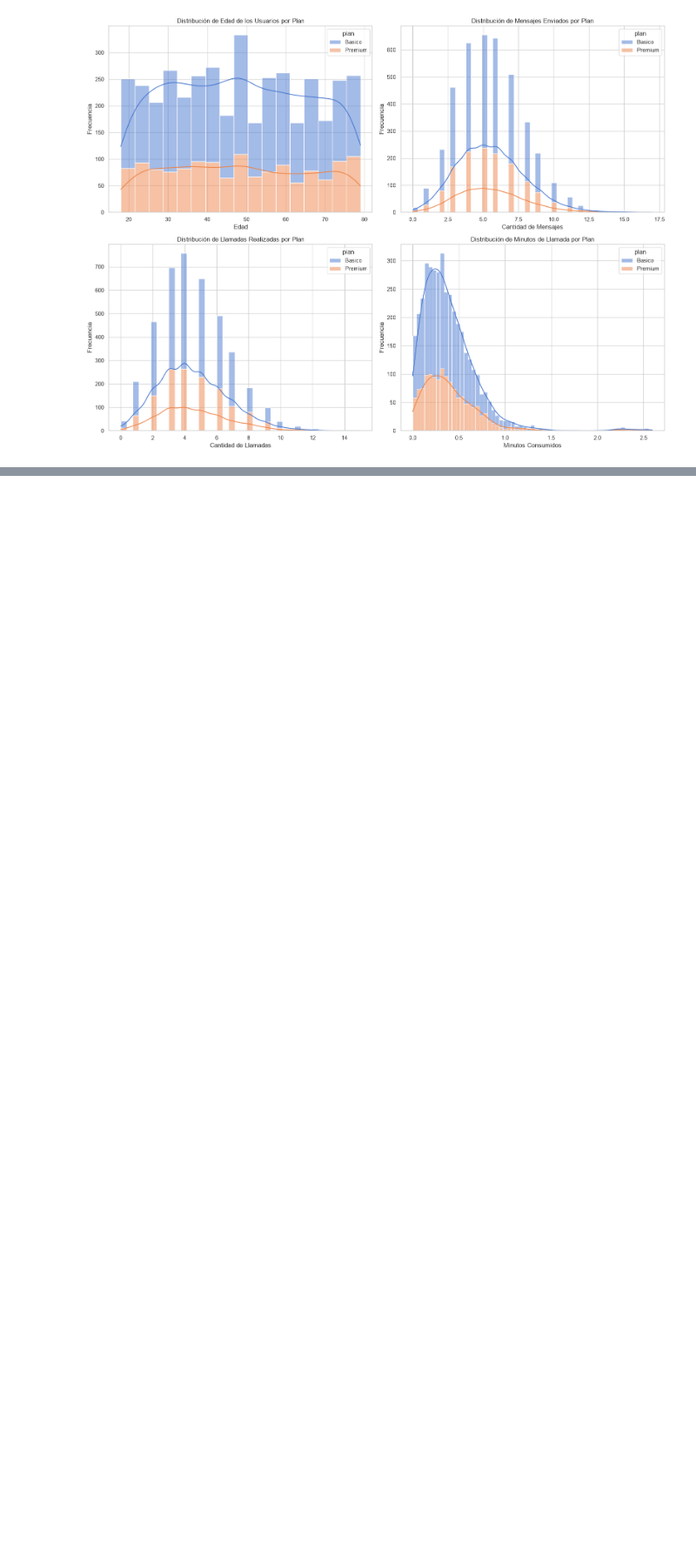
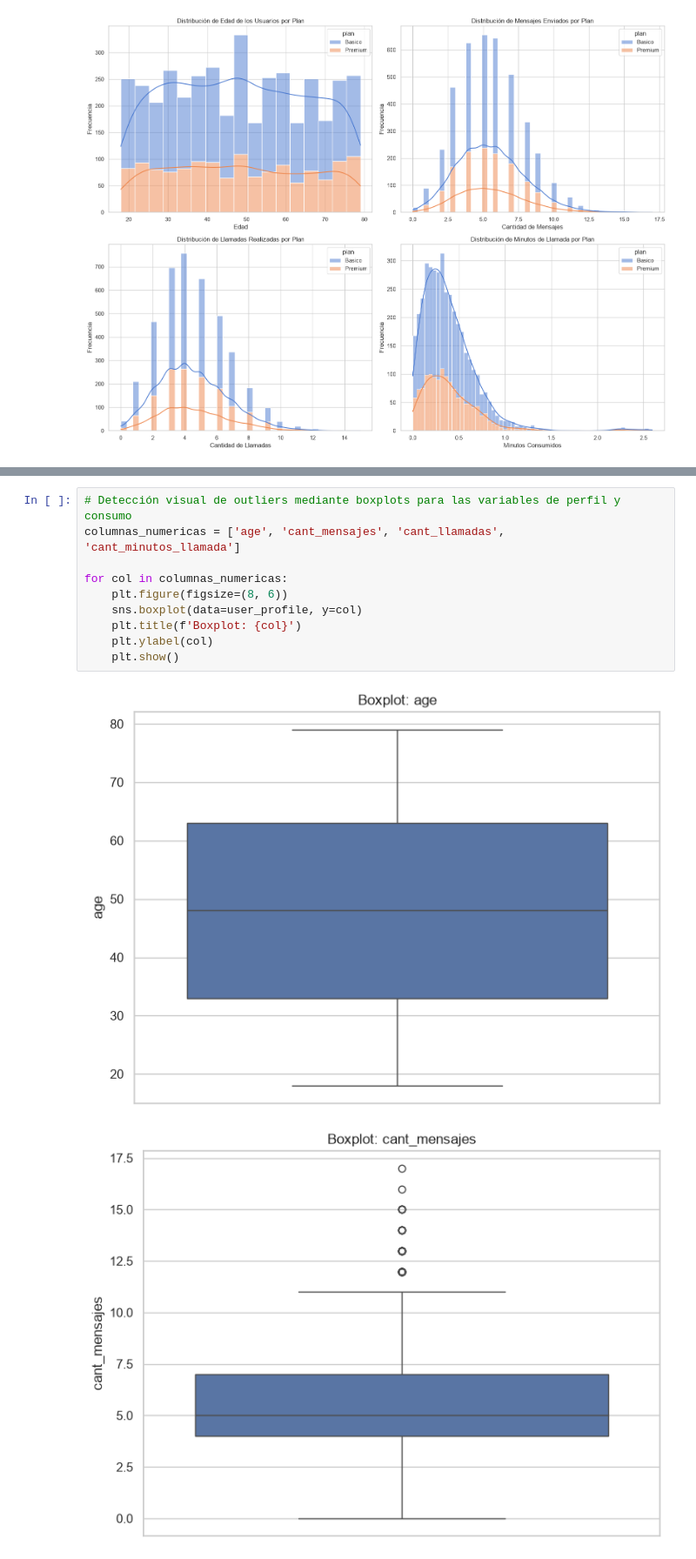
Before and after one commit to EstefGlez/Portafolio-Sprints-TripleTen, a Jupyter notebook: Sprint 7/S7 Version-Estudiante-Project-ConnectaTel.ipynb, the cells around one changed output, grey strips where cells are left out. Shown at 87% size. Cells and saved outputs as stored; diff of their text form; blank space fills up the shorter version.

```diff
--- a/Sprint 7/S7 Version-Estudiante-Project-ConnectaTel.ipynb
+++ b/Sprint 7/S7 Version-Estudiante-Project-ConnectaTel.ipynb
@@ -315,0 +320,13 @@ plt.show()
+# %%
+# Detección visual de outliers mediante boxplots para las variables de perfil y consumo
+columnas_numericas = ['age', 'cant_mensajes', 'cant_llamadas', 'cant_minutos_llamada']
+
+for col in columnas_numericas:
+    plt.figure(figsize=(8, 6))
+    sns.boxplot(data=user_profile, y=col)
+    plt.title(f'Boxplot: {col}')
+    plt.ylabel(col)
+    plt.show()
+# %% [output]
+[figure, added]
+[figure, added]
```
Also changed, not shown: parts of 11 cells of this notebook, 4 other files.
